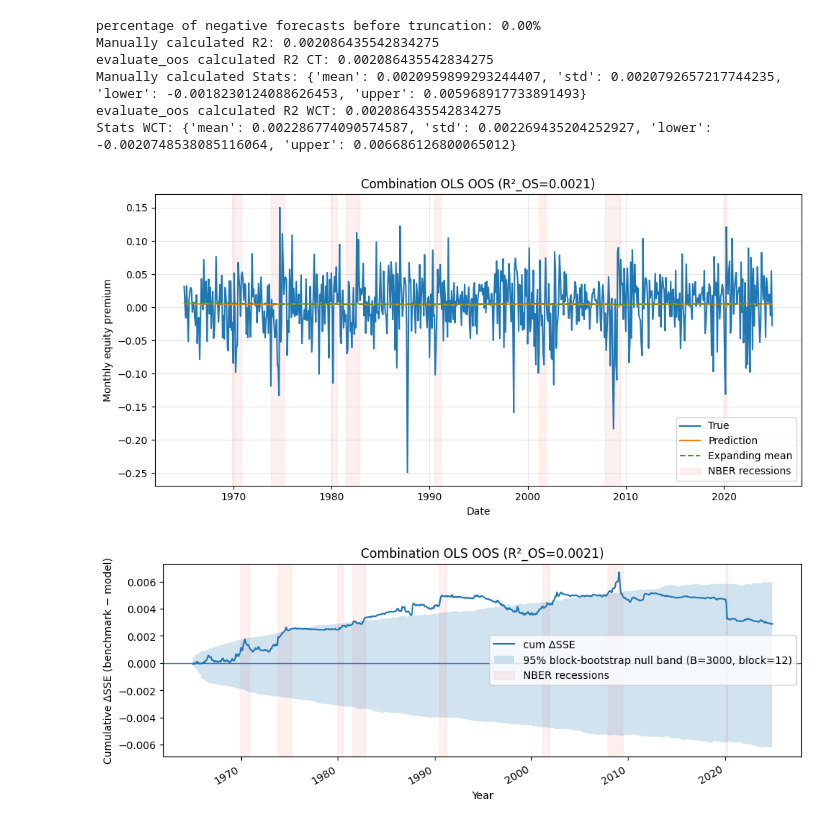
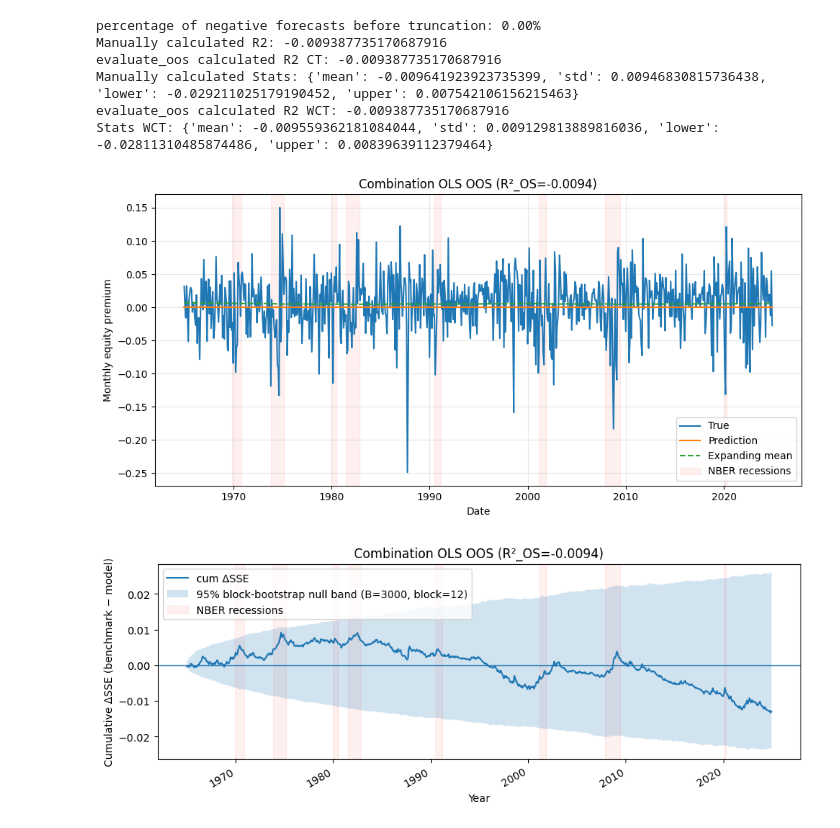
Before and after one commit to KiliTili/Masterarbeit, a Jupyter notebook: Notebooks/Benchmark/modelling_regression.ipynb, the cells around one changed output. Cells and saved outputs as stored; diff of their text form; code cells hidden in the pictures.

```diff
--- a/Notebooks/Benchmark/modelling_regression.ipynb
+++ b/Notebooks/Benchmark/modelling_regression.ipynb
@@ -49,42 +78,28 @@ fig, ax, perf, (lo, hi) = modl.plot_cum_dsse_with_bootstrap_band(
 # %%
 
-r2_o,stats, y_true_o, y_pred_o, dates_o,y_lower,y_upper,HA_OLS = modl.ols_combination_oos(data, variables=("vp", "impvar", "vrp", "lzrt",
-    #"ogap",
-    "wtexas",
-    #"sntm",
-    "ndrbl",
-    "skvw", "tail",
-    #"fbm",
-    "dtoy", "dtoat", "ygap", "rdsp",
-    #"rsvix",
-    #"tchi",
-    "avgcor",
-    #"shtint",
-    "disag", "ntis", "tbl", "d/p", "d/y",
-    "e/p", "d/e", "svar", "lty", "ltr", "tms", "dfy", "dfr", "infl", "b/m"
-    ), start_oos="1965-01-01", ct_cutoff =True, quiet =True, model_name="OLS(d/p)", combo="mean",
+r2_o,stats, y_true_o, y_pred_o, dates_o,y_lower,y_upper,HA_OLS = modl.ols_combination_oos(data, variables=WITHOUT_LOOKAHEAD, start_oos="1965-01-01", ct_cutoff =True, quiet =True, model_name="OLS(d/p)", combo="mean",
 )
 
 modl.plot_oos(
     y_true_o, y_pred_o,HA_OLS, dates=dates_o,
     title=f"Combination OLS OOS (R²_OS={r2_o:.4f})",
     ylabel="Monthly equity premium",
 )
 fig, ax, perf, (lo, hi) = modl.plot_cum_dsse_with_bootstrap_band(
     y_true_o, y_pred_o, HA_OLS,
     dates=dates_o,
     title=f"Combination OLS OOS (R²_OS={r2_o:.4f})",
     add_band=True,
     B=3000,
     block=12,
     seed=1,
 )
 # %% [output]
 percentage of negative forecasts before truncation: 0.00%
-Manually calculated R2: 0.002086435542834275
-evaluate_oos calculated R2 CT: 0.002086435542834275
-Manually calculated Stats: {'mean': 0.0020959899293244407, 'std': 0.0020792657217744235, 'lower': -0.0018230124088626453, 'upper': 0.005968917733891493}
-evaluate_oos calculated R2 WCT: 0.002086435542834275
-Stats WCT: {'mean': 0.002286774090574587, 'std': 0.002269435204252927, 'lower': -0.0020748538085116064, 'upper': 0.006686126800065012}
+Manually calculated R2: -0.009387735170687916
+evaluate_oos calculated R2 CT: -0.009387735170687916
+Manually calculated Stats: {'mean': -0.009641923923735399, 'std': 0.00946830815736438, 'lower': -0.029211025179190452, 'upper': 0.007542106156215463}
+evaluate_oos calculated R2 WCT: -0.009387735170687916
+Stats WCT: {'mean': -0.009559362181084044, 'std': 0.009129813889816036, 'lower': -0.02811310485874486, 'upper': 0.00839639112379464}
-[figure, old version]
+[figure, new version]
-[figure, old version]
+[figure, new version]
```
Also changed, not shown: parts of 38 cells of this notebook, 2 other files.
